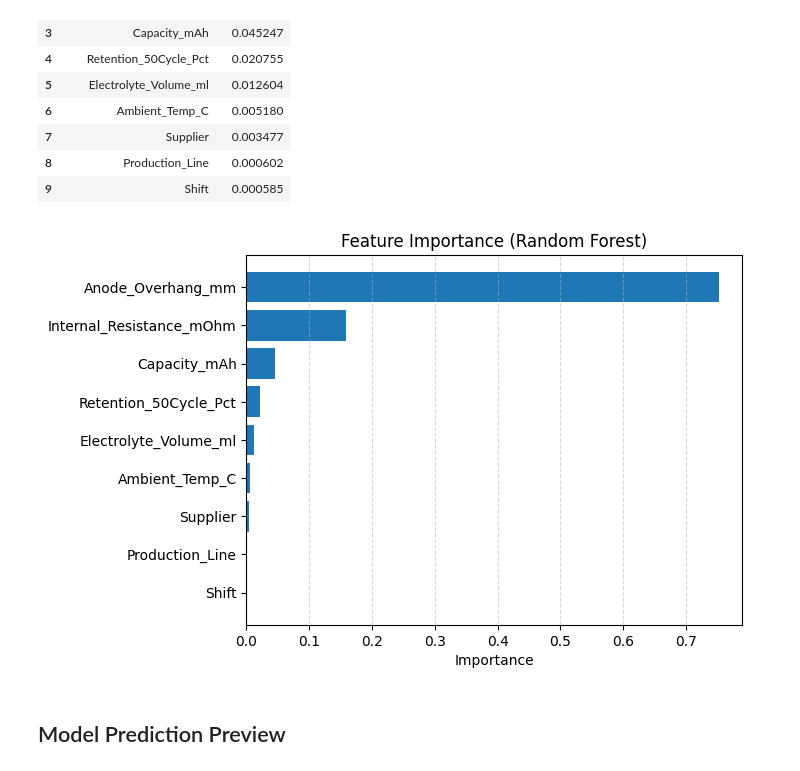
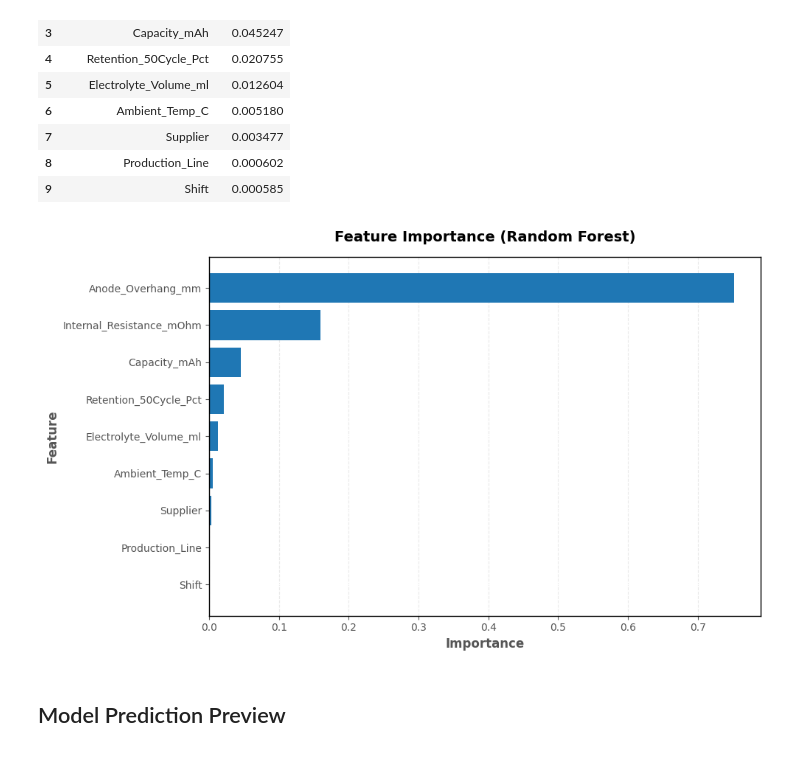
Before and after one commit to Ronglawan/PROJECT_PHY_483, a Jupyter notebook: MINI_PROJECT_PHY_483.ipynb, the cells around one changed output. Cells and saved outputs as stored; diff of their text form; code cells hidden in the pictures.

```diff
--- a/MINI_PROJECT_PHY_483.ipynb
+++ b/MINI_PROJECT_PHY_483.ipynb
@@ -283,17 +313,28 @@ display(imp_df)
 | 8 | Production_Line | 0.000602 |
 | 9 | Shift | 0.000585 |
 # %%
-import matplotlib.pyplot as plt
+plt.figure(figsize=(10, 6), facecolor='white')
 
-plt.figure()
-plt.barh(imp_df['Feature'], imp_df['Importance'])
+ax = plt.gca()
+ax.set_facecolor('white')
+
+plt.barh(imp_df['Feature'], imp_df['Importance'], color='tab:blue')
 plt.gca().invert_yaxis()
-plt.title("Feature Importance (Random Forest)")
-plt.xlabel("Importance")
-plt.grid(axis='x', linestyle='--', alpha=0.5)
+
+for spine in ax.spines.values():
+    spine.set_visible(True)
+    spine.set_color('black')
+    spine.set_linewidth(1)
+
+plt.title("Feature Importance (Random Forest)", fontsize=14, fontweight='bold', pad=15)
+plt.xlabel("Importance", fontsize=12, fontweight='bold',)
+plt.ylabel("Feature", fontsize=12, fontweight='bold',)
+
+plt.grid(axis='x', linestyle='--', alpha=0.4, color='#CCCCCC')
+plt.tight_layout()
 plt.show()
 # %% [output]
-[figure, old version]
+[figure, new version]
 # %% [markdown]
 ## Model Prediction Preview
 # %%
```
Also changed, not shown: parts of 8 cells of this notebook.
